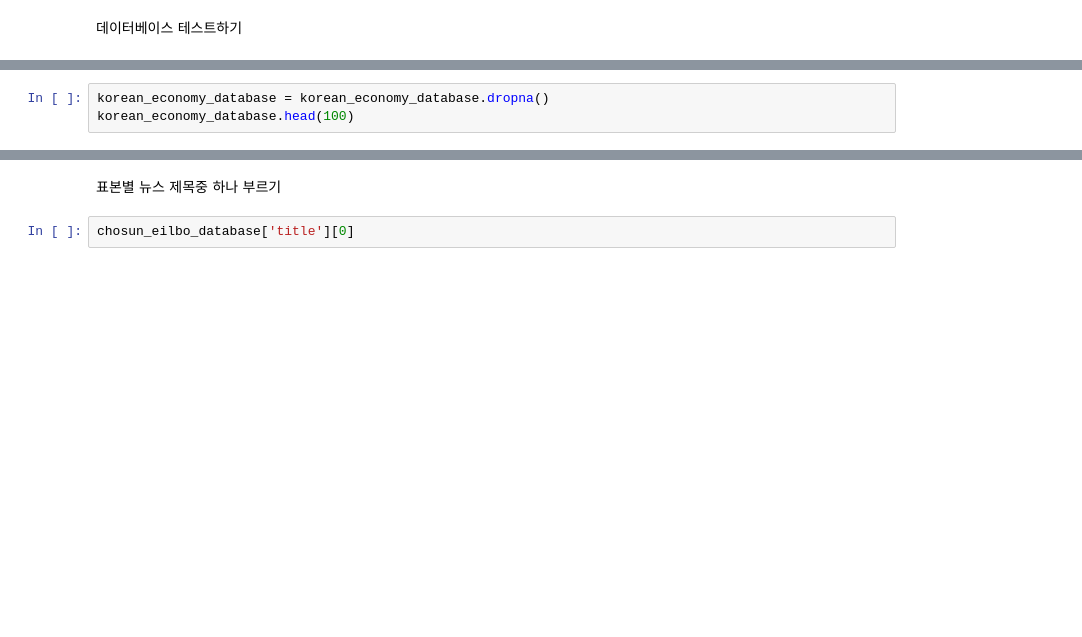
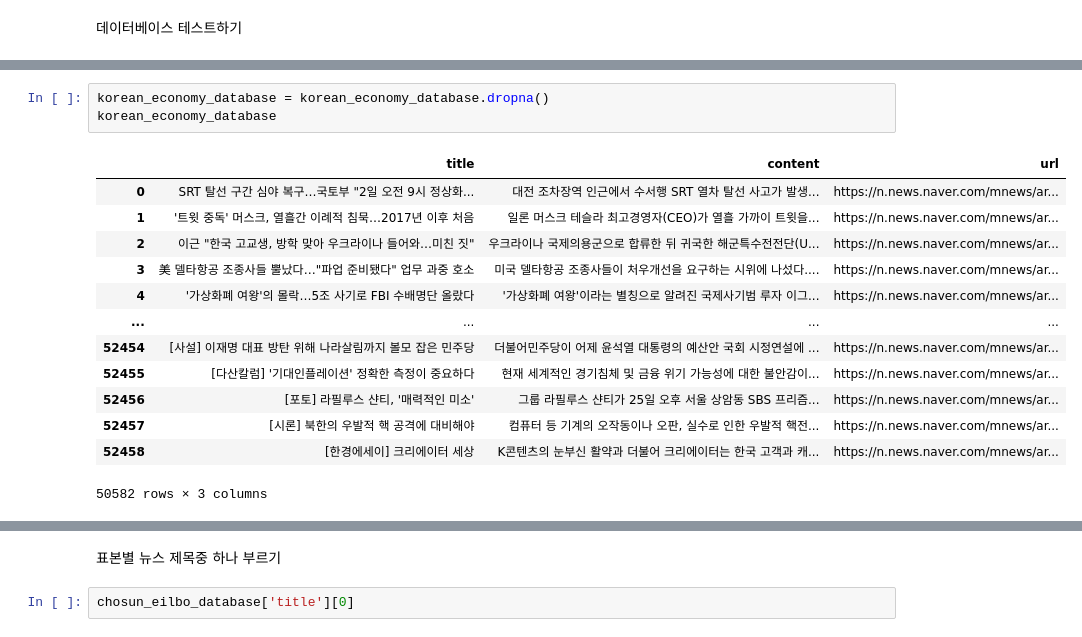
Before and after one commit to soldierzeus/bigdata_thunder, a Jupyter notebook: bigdata2/practice_bigdata_project.ipynb, the cells around one changed output, grey strips where cells are left out. Drawn from its saved outputs; the diff is of its cells as text; blank space fills up the shorter version.

```diff
--- a/bigdata2/practice_bigdata_project.ipynb
+++ b/bigdata2/practice_bigdata_project.ipynb
@@ -44,5 +44,19 @@ chosun_eilbo_database.head(100)
 # %%
 korean_economy_database = korean_economy_database.dropna()
-korean_economy_database.head(100)
+korean_economy_database
+# %% [output]
+|  | title | content | url |
+| 0 | SRT 탈선 구간 심야 복구…국토부 "2일 오전 9시 정상화... | 대전 조차장역 인근에서 수서행 SRT 열차 탈선 사고가 발생... | https://n.news.naver.com/mnews/ar... |
+| 1 | '트윗 중독' 머스크, 열흘간 이례적 침묵…2017년 이후 처음 | 일론 머스크 테슬라 최고경영자(CEO)가 열흘 가까이 트윗을... | https://n.news.naver.com/mnews/ar... |
+| 2 | 이근 "한국 고교생, 방학 맞아 우크라이나 들어와…미친 짓" | 우크라이나 국제의용군으로 합류한 뒤 귀국한 해군특수전전단(U... | https://n.news.naver.com/mnews/ar... |
+| 3 | 美 델타항공 조종사들 뿔났다…"파업 준비됐다" 업무 과중 호소 | 미국 델타항공 조종사들이 처우개선을 요구하는 시위에 나섰다.... | https://n.news.naver.com/mnews/ar... |
+| 4 | '가상화폐 여왕'의 몰락…5조 사기로 FBI 수배명단 올랐다 | '가상화폐 여왕'이라는 별칭으로 알려진 국제사기범 루자 이그... | https://n.news.naver.com/mnews/ar... |
+| ... | ... | ... | ... |
+| 52454 | [사설] 이재명 대표 방탄 위해 나라살림까지 볼모 잡은 민주당 | 더불어민주당이 어제 윤석열 대통령의 예산안 국회 시정연설에 ... | https://n.news.naver.com/mnews/ar... |
+| 52455 | [다산칼럼] '기대인플레이션' 정확한 측정이 중요하다 | 현재 세계적인 경기침체 및 금융 위기 가능성에 대한 불안감이... | https://n.news.naver.com/mnews/ar... |
+| 52456 | [포토] 라필루스 샨티, '매력적인 미소' | 그룹 라필루스 샨티가 25일 오후 서울 상암동 SBS 프리즘... | https://n.news.naver.com/mnews/ar... |
+| 52457 | [시론] 북한의 우발적 핵 공격에 대비해야 | 컴퓨터 등 기계의 오작동이나 오판, 실수로 인한 우발적 핵전... | https://n.news.naver.com/mnews/ar... |
+| 52458 | [한경에세이] 크리에이터 세상 | K콘텐츠의 눈부신 활약과 더불어 크리에이터는 한국 고객과 캐... | https://n.news.naver.com/mnews/ar... |
+50582 rows × 3 columns
 # %%
 mail_economy_database = mail_economy_database
```
Also changed, not shown: parts of 16 cells of this notebook.
